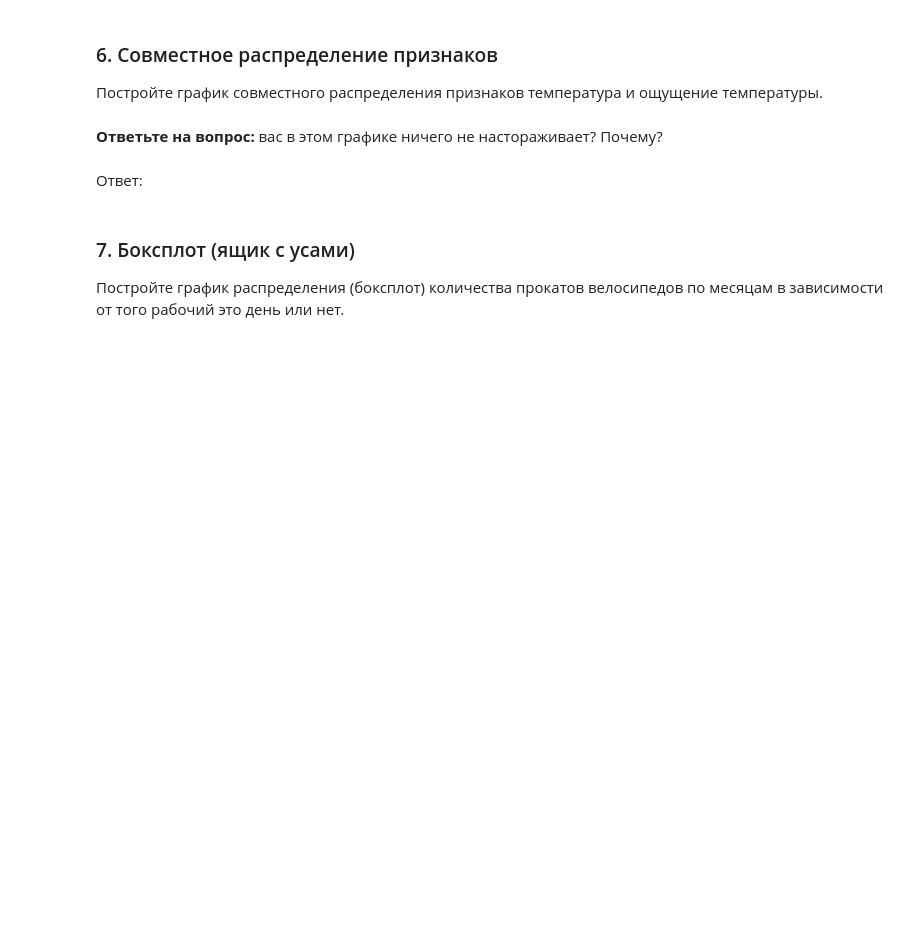
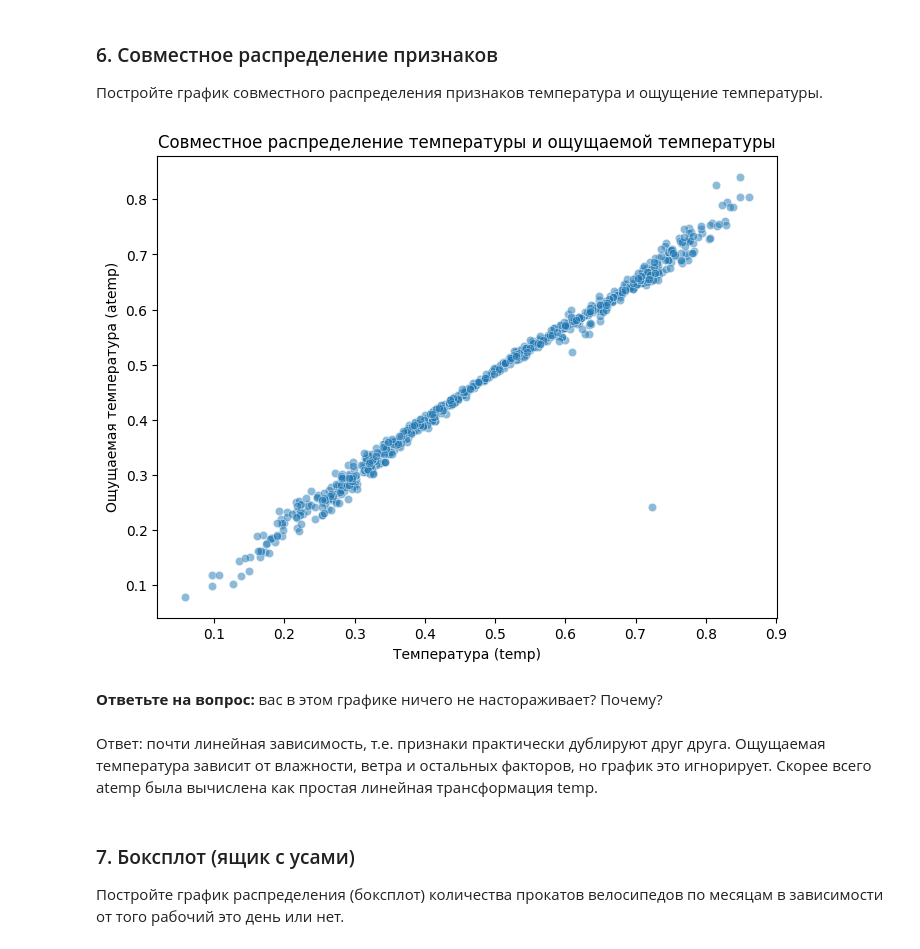
Before and after one commit to Lucaschewitch/Machine-Learning, a Jupyter notebook: Самойлова_В_А_Практическая_работа_№5_Библиотека_Pandas.ipynb, the cells around one changed output. Saved outputs shown, nothing was run; the diff lists cells and outputs as text; code cells hidden in the pictures; blank space fills up the shorter version.

```diff
--- a/Самойлова_В_А_Практическая_работа_№5_Библиотека_Pandas.ipynb
+++ b/Самойлова_В_А_Практическая_работа_№5_Библиотека_Pandas.ipynb
@@ -544,10 +557,19 @@ plt.show()
 ### 6. Совместное распределение признаков
 
 Постройте график совместного распределения признаков температура и ощущение температуры.
+# %%
+plt.figure(figsize=(8, 6))
+sns.scatterplot(data=df, x='temp', y='atemp', alpha=0.5)
+plt.xlabel('Температура (temp)')
+plt.ylabel('Ощущаемая температура (atemp)')
+plt.title('Совместное распределение температуры и ощущаемой температуры')
+plt.show()
+# %% [output]
+[figure, added]
 # %% [markdown]
 **Ответьте на вопрос:** вас в этом графике ничего не настораживает? Почему?
-# %% [markdown]
-Ответ:
+# %% [markdown]
+Ответ: почти линейная зависимость, т.е. признаки практически дублируют друг друга. Ощущаемая температура зависит от влажности, ветра и остальных факторов, но график это игнорирует. Скорее всего atemp была вычислена как простая линейная трансформация temp.
 # %% [markdown]
 ### 7. Боксплот (ящик с усами)
 
```
Also changed, not shown: parts of 22 cells of this notebook.
